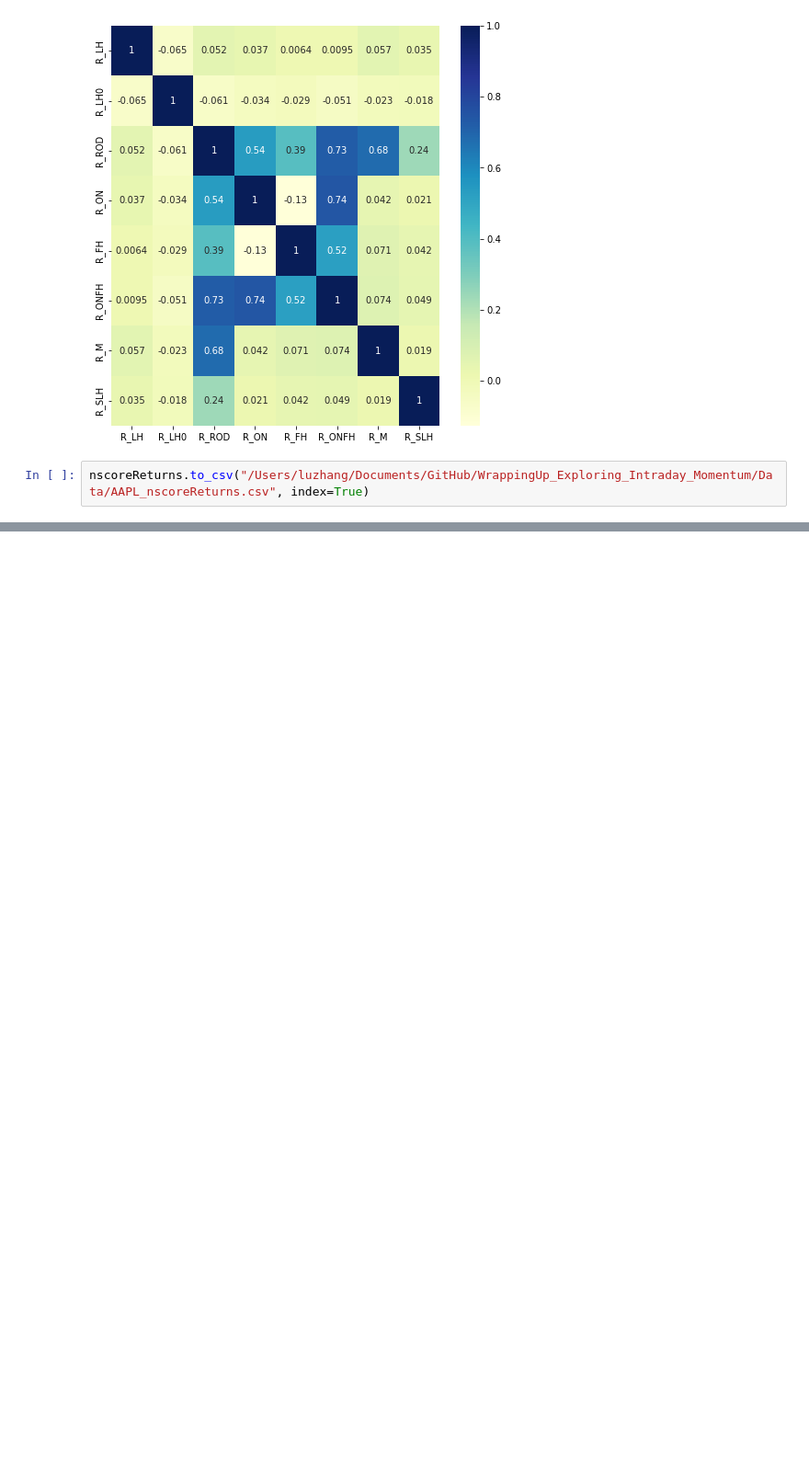
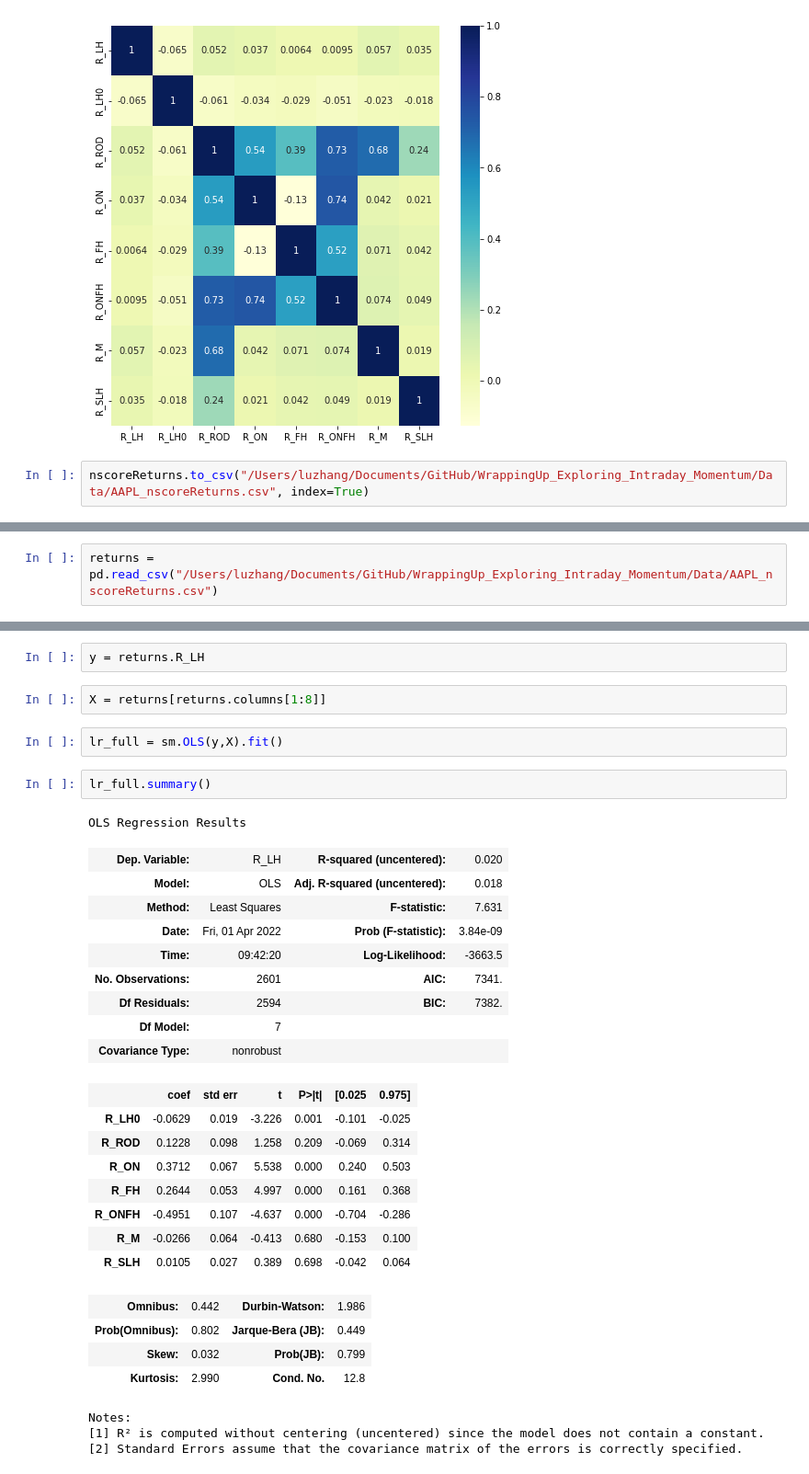
Before and after one commit to LuZhang907/WrappingUp_Exploring_Intraday_Momentum, a Jupyter notebook: Intraday Momentum/AAPL_Returns_Calculation.ipynb, the cells around one changed output, grey strips where cells are left out. Shown at 92% size. Drawn from its saved outputs; the diff is of its cells as text; blank space fills up the shorter version.

```diff
--- a/Intraday Momentum/AAPL_Returns_Calculation.ipynb
+++ b/Intraday Momentum/AAPL_Returns_Calculation.ipynb
@@ -512,0 +519,2 @@ nscoreReturns.to_csv("/Users/luzhang/Documents/GitHub/WrappingUp_Exploring_Intra
+# %%
+returns = pd.read_csv("/Users/luzhang/Documents/GitHub/WrappingUp_Exploring_Intraday_Momentum/Data/AAPL_nscoreReturns.csv")
@@ -512,0 +530,34 @@ nscoreReturns.to_csv("/Users/luzhang/Documents/GitHub/WrappingUp_Exploring_Intra
+# %%
+y = returns.R_LH
+# %%
+X = returns[returns.columns[1:8]]
+# %%
+lr_full = sm.OLS(y,X).fit()
+# %%
+lr_full.summary()
+# %% [output]
+OLS Regression Results
+| Dep. Variable: | R_LH | R-squared (uncentered): | 0.020 |
+| Model: | OLS | Adj. R-squared (uncentered): | 0.018 |
+| Method: | Least Squares | F-statistic: | 7.631 |
+| Date: | Fri, 01 Apr 2022 | Prob (F-statistic): | 3.84e-09 |
+| Time: | 09:42:20 | Log-Likelihood: | -3663.5 |
+| No. Observations: | 2601 | AIC: | 7341. |
+| Df Residuals: | 2594 | BIC: | 7382. |
+| Df Model: | 7 |  |  |
+| Covariance Type: | nonrobust |  |  |
+|  | coef | std err | t | P>|t| | [0.025 | 0.975] |
+| R_LH0 | -0.0629 | 0.019 | -3.226 | 0.001 | -0.101 | -0.025 |
+| R_ROD | 0.1228 | 0.098 | 1.258 | 0.209 | -0.069 | 0.314 |
+| R_ON | 0.3712 | 0.067 | 5.538 | 0.000 | 0.240 | 0.503 |
+| R_FH | 0.2644 | 0.053 | 4.997 | 0.000 | 0.161 | 0.368 |
+| R_ONFH | -0.4951 | 0.107 | -4.637 | 0.000 | -0.704 | -0.286 |
+| R_M | -0.0266 | 0.064 | -0.413 | 0.680 | -0.153 | 0.100 |
+| R_SLH | 0.0105 | 0.027 | 0.389 | 0.698 | -0.042 | 0.064 |
+| Omnibus: | 0.442 | Durbin-Watson: | 1.986 |
+| Prob(Omnibus): | 0.802 | Jarque-Bera (JB): | 0.449 |
+| Skew: | 0.032 | Prob(JB): | 0.799 |
+| Kurtosis: | 2.990 | Cond. No. | 12.8 |
+Notes:
+[1] R² is computed without centering (uncentered) since the model does not contain a constant.
+[2] Standard Errors assume that the covariance matrix of the errors is correctly specified.
```
Also changed, not shown: parts of 4 cells of this notebook.
